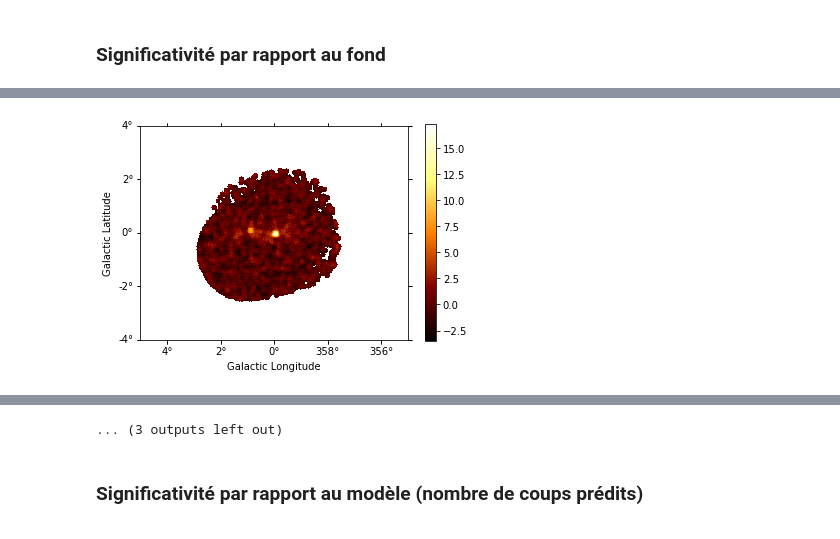
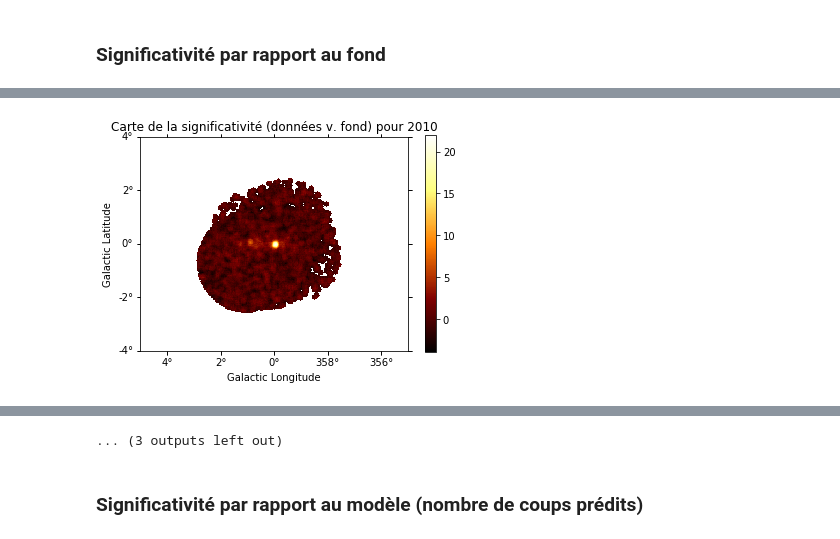
Before and after one commit to SamZouari/hess, a Jupyter notebook: notebooks0.15/analyse3D/simu_evolution_3comp_diffuse.ipynb, the cells around one changed output, grey strips where cells are left out. Saved outputs shown, nothing was run; the diff lists cells and outputs as text; code cells hidden in the pictures.

Commit message:
update 24/07/2020, bouclage de l'analyse pour les vacances, tentative d'inclure la pvaleur sur les graphes, extension du masque, reste quelques soucis

```diff
--- a/notebooks0.15/analyse3D/simu_evolution_3comp_diffuse.ipynb
+++ b/notebooks0.15/analyse3D/simu_evolution_3comp_diffuse.ipynb
@@ -251,9 +251,9 @@ carte.cutout(src_pos,3*u.deg).smooth('0.05 deg').plot_interactive()
 # %% [markdown]
 ## Construction du masque
 # %%
-fit_region = RectangleSkyRegion(src_pos, 3*u.deg, 1*u.deg)
+fit_region = RectangleSkyRegion(src_pos, 4*u.deg, 2*u.deg)
 
-bizarre_region = CircleSkyRegion(SkyCoord(358.6,  -0.6, unit="deg", frame="galactic"), 0.4 * u.deg)
+bizarre_region = CircleSkyRegion(SkyCoord(358.6,  -0.6, unit="deg", frame="galactic"), 0.5 * u.deg)
 
 fit_mask = geom.region_mask([fit_region])*geom.region_mask([bizarre_region] , inside=False)
 
@@ -433,7 +435,7 @@ Table length=17
 # %%
 from pathlib import Path
 
-path = Path("../../../hess_results/simu_DE_1comp_22juil/")
+path = Path("../../../hess_results/simu_DE_1comp_24juil/")
 path.mkdir(exist_ok=True)
 # %%
 pathm = Path(path / "models")
@@ -510,6 +512,7 @@ for year in range(2004,2017):
 
     lima_significances[year]['significance'].plot(add_cbar=True)
     name = "significance_"+str(year)+".pdf"
+    plt.title("Carte de la significativité (données v. fond) pour "+str(year))
     plt.savefig(paths/name, overwrite=True)
 
 for year in range(2018,2020):
@@ -520,5 +523,6 @@ for year in range(2018,2020):
 
     lima_significances[year]['significance'].plot(add_cbar=True)
     name = "significance_"+str(year)+".pdf"
+    plt.title("Carte de la significativité (données v. fond) pour "+str(year))
     plt.savefig(paths/name, overwrite=True)
 # %% [output]
@@ -531 +535 @@ for year in range(2018,2020):
-[figure, old version]
+[figure, new version]
```
Also changed, not shown: parts of 15 cells of this notebook, 1 other file.
